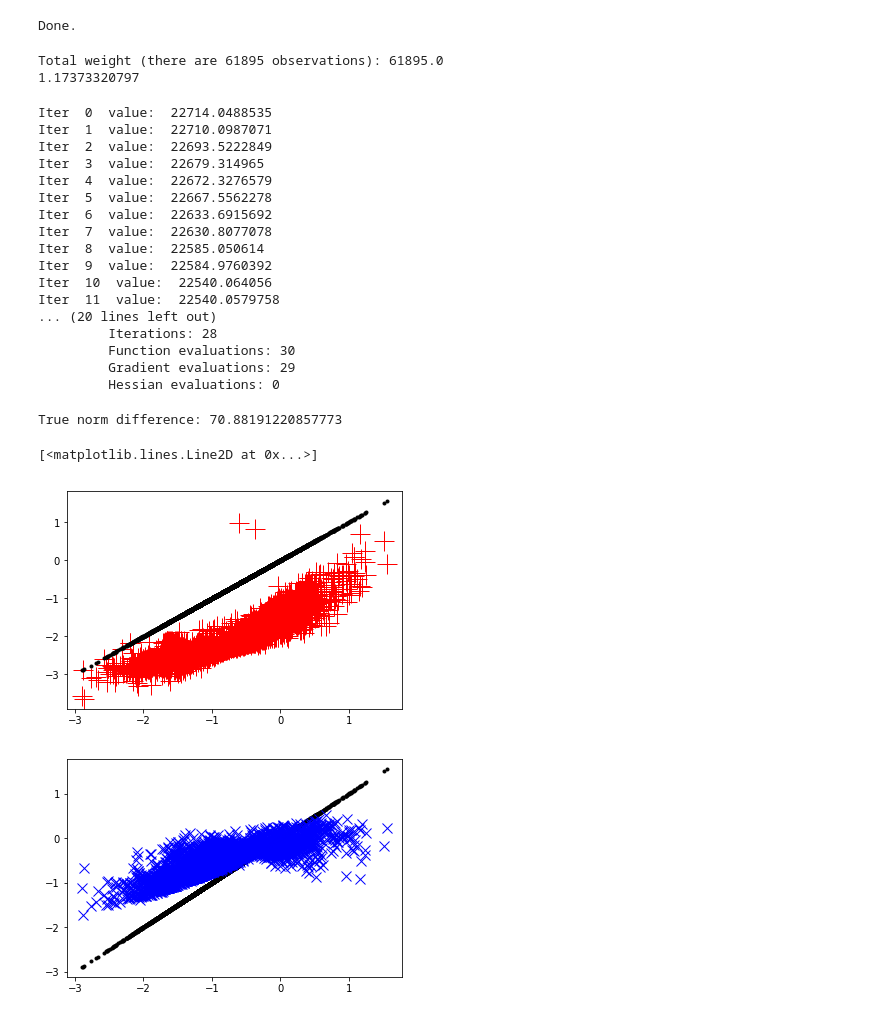
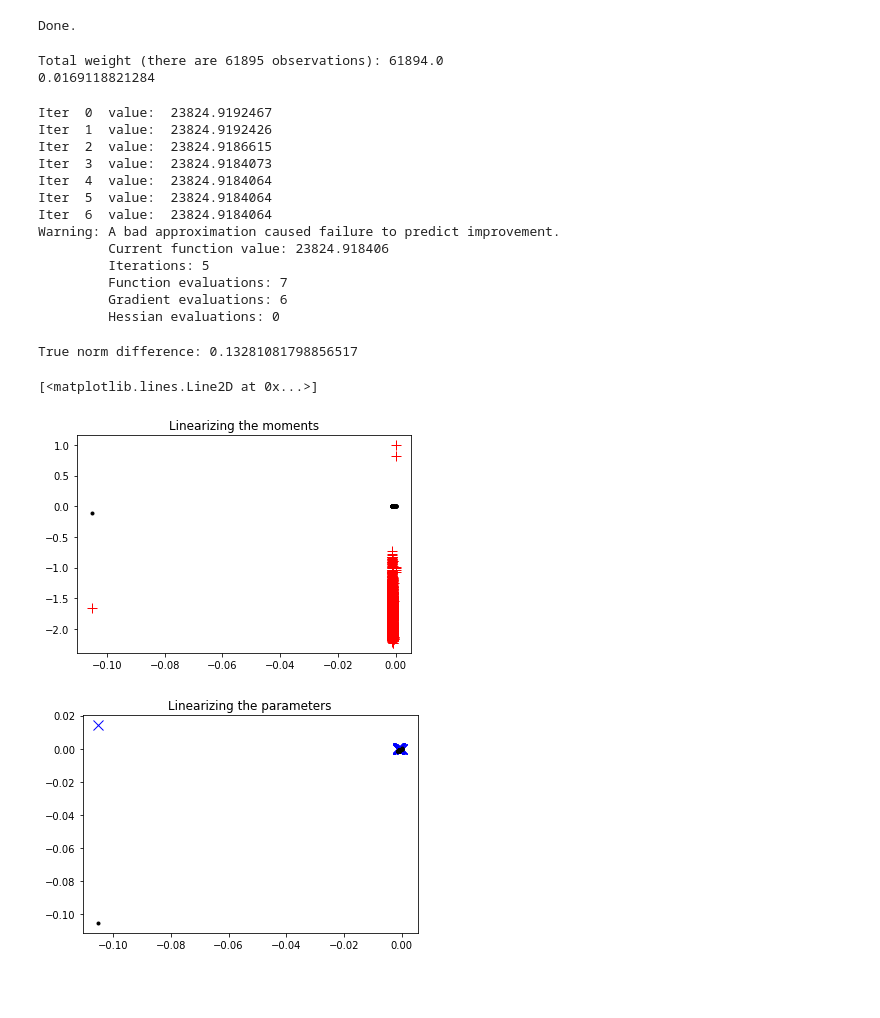
Before and after one commit to rgiordan/LinearResponseVariationalBayes.py, a Jupyter notebook: Models/LogisticGLMM/BootstrapLogisticGLMM.ipynb, the cells around one changed output. Drawn from its saved outputs; the diff is of its cells as text; code cells hidden in the pictures; blank space fills up the shorter version.

```diff
--- a/Models/LogisticGLMM/BootstrapLogisticGLMM.ipynb
+++ b/Models/LogisticGLMM/BootstrapLogisticGLMM.ipynb
@@ -290,7 +286,7 @@ Done.
 # Evaluated at a linear combination of the bootstrap draw and base weights.
 # Note that at the full bootstrap draw, the response is quite nonlinear.
 
-use_jackknife = False
+use_jackknife = True
 if use_jackknife:
     boot_draw = copy.deepcopy(base_weights)
     boot_draw[0] = 0.
@@ -310,59 +306,57 @@ boot_newton_step_sp = -1 * elbo_hess_chol.solve_A(model_weight_grad_sp)
 boot_newton_step = np.asarray(boot_newton_step_sp)
 print(np.max(np.abs(boot_newton_step)))
 # %% [output]
-Total weight (there are 61895 observations): 61895.0
-1.17373320797
+Total weight (there are 61895 observations): 61894.0
+0.0169118821284
 # %%
 glmm_par_opt_boot = glmm_bootstrap_object.optimize_with_weights(
     init_par=base_free_par + lr_param_diff, weights=boot_draw, gtol=1e-8)
 boot_free_par = glmm_par_opt_boot.x
 # %% [output]
-Iter  0  value:  22714.0488535
-Iter  1  value:  22710.0987071
-Iter  2  value:  22693.5222849
-Iter  3  value:  22679.314965
-Iter  4  value:  22672.3276579
-Iter  5  value:  22667.5562278
-Iter  6  value:  22633.6915692
-Iter  7  value:  22630.8077078
-Iter  8  value:  22585.050614
-Iter  9  value:  22584.9760392
-Iter  10  value:  22540.064056
-Iter  11  value:  22540.0579758
-... (20 lines left out)
-         Iterations: 28
-         Function evaluations: 30
-         Gradient evaluations: 29
+Iter  0  value:  23824.9192467
+Iter  1  value:  23824.9192426
+Iter  2  value:  23824.9186615
+Iter  3  value:  23824.9184073
+Iter  4  value:  23824.9184064
+Iter  5  value:  23824.9184064
+Iter  6  value:  23824.9184064
+Warning: A bad approximation caused failure to predict improvement.
+         Current function value: 23824.918406
+         Iterations: 5
+         Function evaluations: 7
+         Gradient evaluations: 6
          Hessian evaluations: 0
 # %%
 # The actual change in the moment vectors.
 moment_vec = moment_wrapper.get_moment_vector_from_free(base_free_par)
 moment_vec_boot = moment_wrapper.get_moment_vector_from_free(boot_free_par)
 
 # Use the linear approximation for the parameters, not the moments.
 moment_vec_boot_step = moment_wrapper.get_moment_vector_from_free(
     base_free_par + lr_param_diff)
 boot_step_moment_diff = moment_vec_boot - moment_vec_boot_step
 
 # The difference based on a linear approximation to the moments.
 lr_moment_diff = \
     np.matmul(moment_jac, param_boot_mat * np.squeeze(boot_draw) - 1.0)
 
 true_moment_diff = moment_vec_boot - moment_vec
 print('True norm difference: {}'.format(np.linalg.norm(true_moment_diff)))
 
 plt.figure()
+plt.title('Linearizing the moments')
 plt.plot(true_moment_diff, lr_moment_diff, 'r+', markersize=10)
 plt.plot(true_moment_diff, true_moment_diff, 'k.')
 
 plt.figure()
+plt.title('Linearizing the parameters')
+plt.plot(true_moment_diff, boot_step_moment_diff, 'bx', markersize=10)
 plt.plot(true_moment_diff, true_moment_diff, 'k.')
-plt.plot(true_moment_diff, boot_step_moment_diff, 'bx', markersize=10)
 # %% [output]
-True norm difference: 70.88191220857773
+True norm difference: 0.13281081798856517
 [<matplotlib.lines.Line2D at 0x...>]
-[figure, old version]
+[figure, new version]
-[figure, old version]
+[figure, new version]
 # %%
 moment_indices = copy.deepcopy(moment_wrapper.moment_par)
 moment_indices.set_vector(np.arange(0, moment_indices.vector_size()))
```
Also changed, not shown: parts of 2 cells of this notebook, 2 other files.
